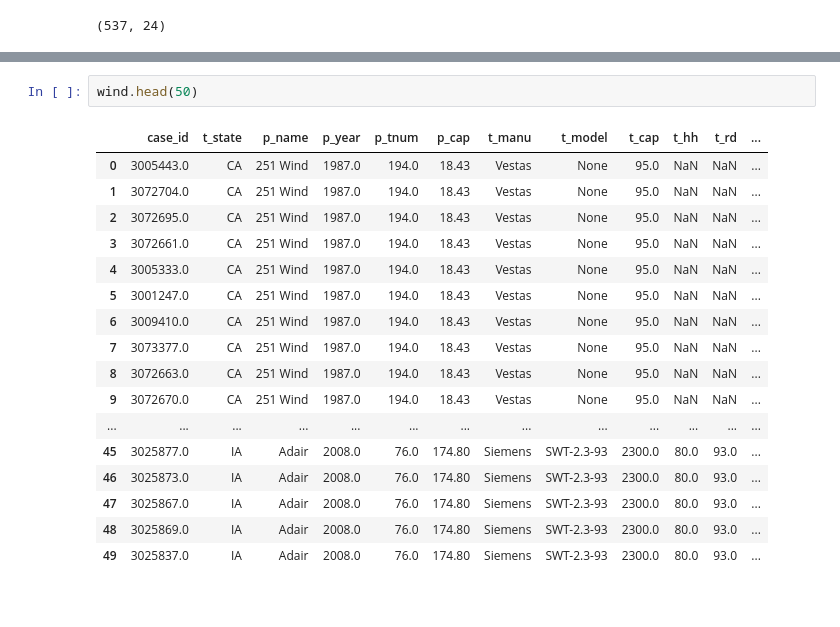
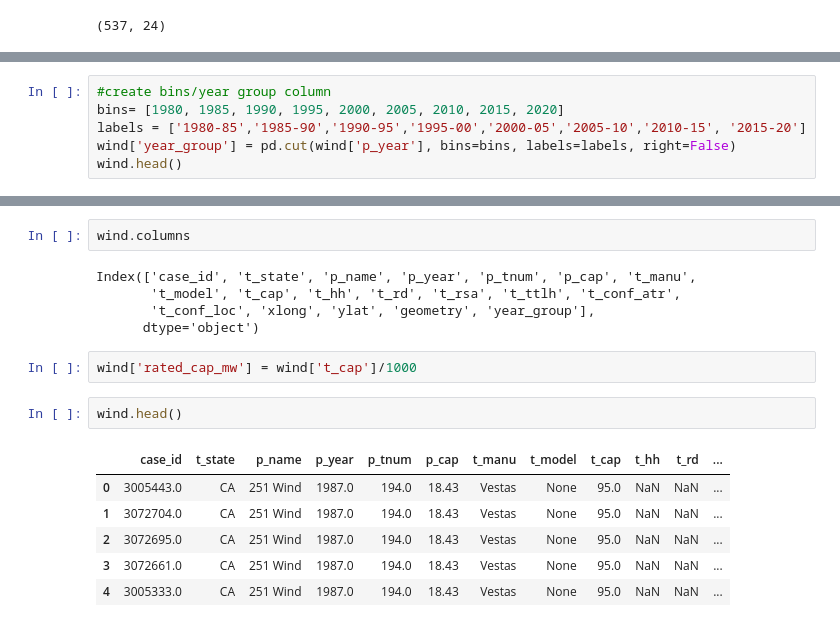
Before and after one commit to hsopel/NSS-Capstone, a Jupyter notebook: notebook/wind_eda.ipynb, the cells around one changed output, grey strips where cells are left out. Saved outputs shown, nothing was run; the diff lists cells and outputs as text.

```diff
--- a/notebook/wind_eda.ipynb
+++ b/notebook/wind_eda.ipynb
@@ -319,0 +334,6 @@ Name: tower_h, Length: 63, dtype: int64
+# %%
+#create bins/year group column
+bins= [1980, 1985, 1990, 1995, 2000, 2005, 2010, 2015, 2020]
+labels = ['1980-85','1985-90','1990-95','1995-00','2000-05','2005-10','2010-15', '2015-20']
+wind['year_group'] = pd.cut(wind['p_year'], bins=bins, labels=labels, right=False)
+wind.head()
@@ -320,20 +409,18 @@ Name: tower_h, Length: 63, dtype: int64
+# %%
+wind.columns
+# %% [output]
+Index(['case_id', 't_state', 'p_name', 'p_year', 'p_tnum', 'p_cap', 't_manu',
+       't_model', 't_cap', 't_hh', 't_rd', 't_rsa', 't_ttlh', 't_conf_atr',
+       't_conf_loc', 'xlong', 'ylat', 'geometry', 'year_group'],
+      dtype='object')
+# %%
+wind['rated_cap_mw'] = wind['t_cap']/1000
 # %%
-wind.head(50)
+wind.head()
 # %% [output]
 |  | case_id | t_state | p_name | p_year | p_tnum | p_cap | t_manu | t_model | t_cap | t_hh | t_rd | ... |
 | 0 | 3005443.0 | CA | 251 Wind | 1987.0 | 194.0 | 18.43 | Vestas | None | 95.0 | NaN | NaN | ... |
 | 1 | 3072704.0 | CA | 251 Wind | 1987.0 | 194.0 | 18.43 | Vestas | None | 95.0 | NaN | NaN | ... |
 | 2 | 3072695.0 | CA | 251 Wind | 1987.0 | 194.0 | 18.43 | Vestas | None | 95.0 | NaN | NaN | ... |
 | 3 | 3072661.0 | CA | 251 Wind | 1987.0 | 194.0 | 18.43 | Vestas | None | 95.0 | NaN | NaN | ... |
 | 4 | 3005333.0 | CA | 251 Wind | 1987.0 | 194.0 | 18.43 | Vestas | None | 95.0 | NaN | NaN | ... |
-| 5 | 3001247.0 | CA | 251 Wind | 1987.0 | 194.0 | 18.43 | Vestas | None | 95.0 | NaN | NaN | ... |
-| 6 | 3009410.0 | CA | 251 Wind | 1987.0 | 194.0 | 18.43 | Vestas | None | 95.0 | NaN | NaN | ... |
-| 7 | 3073377.0 | CA | 251 Wind | 1987.0 | 194.0 | 18.43 | Vestas | None | 95.0 | NaN | NaN | ... |
-| 8 | 3072663.0 | CA | 251 Wind | 1987.0 | 194.0 | 18.43 | Vestas | None | 95.0 | NaN | NaN | ... |
-| 9 | 3072670.0 | CA | 251 Wind | 1987.0 | 194.0 | 18.43 | Vestas | None | 95.0 | NaN | NaN | ... |
-| ... | ... | ... | ... | ... | ... | ... | ... | ... | ... | ... | ... | ... |
-| 45 | 3025877.0 | IA | Adair | 2008.0 | 76.0 | 174.80 | Siemens | SWT-2.3-93 | 2300.0 | 80.0 | 93.0 | ... |
-| 46 | 3025873.0 | IA | Adair | 2008.0 | 76.0 | 174.80 | Siemens | SWT-2.3-93 | 2300.0 | 80.0 | 93.0 | ... |
-| 47 | 3025867.0 | IA | Adair | 2008.0 | 76.0 | 174.80 | Siemens | SWT-2.3-93 | 2300.0 | 80.0 | 93.0 | ... |
-| 48 | 3025869.0 | IA | Adair | 2008.0 | 76.0 | 174.80 | Siemens | SWT-2.3-93 | 2300.0 | 80.0 | 93.0 | ... |
-| 49 | 3025837.0 | IA | Adair | 2008.0 | 76.0 | 174.80 | Siemens | SWT-2.3-93 | 2300.0 | 80.0 | 93.0 | ... |
```
Also changed, not shown: parts of 39 cells of this notebook, 1 other file.
